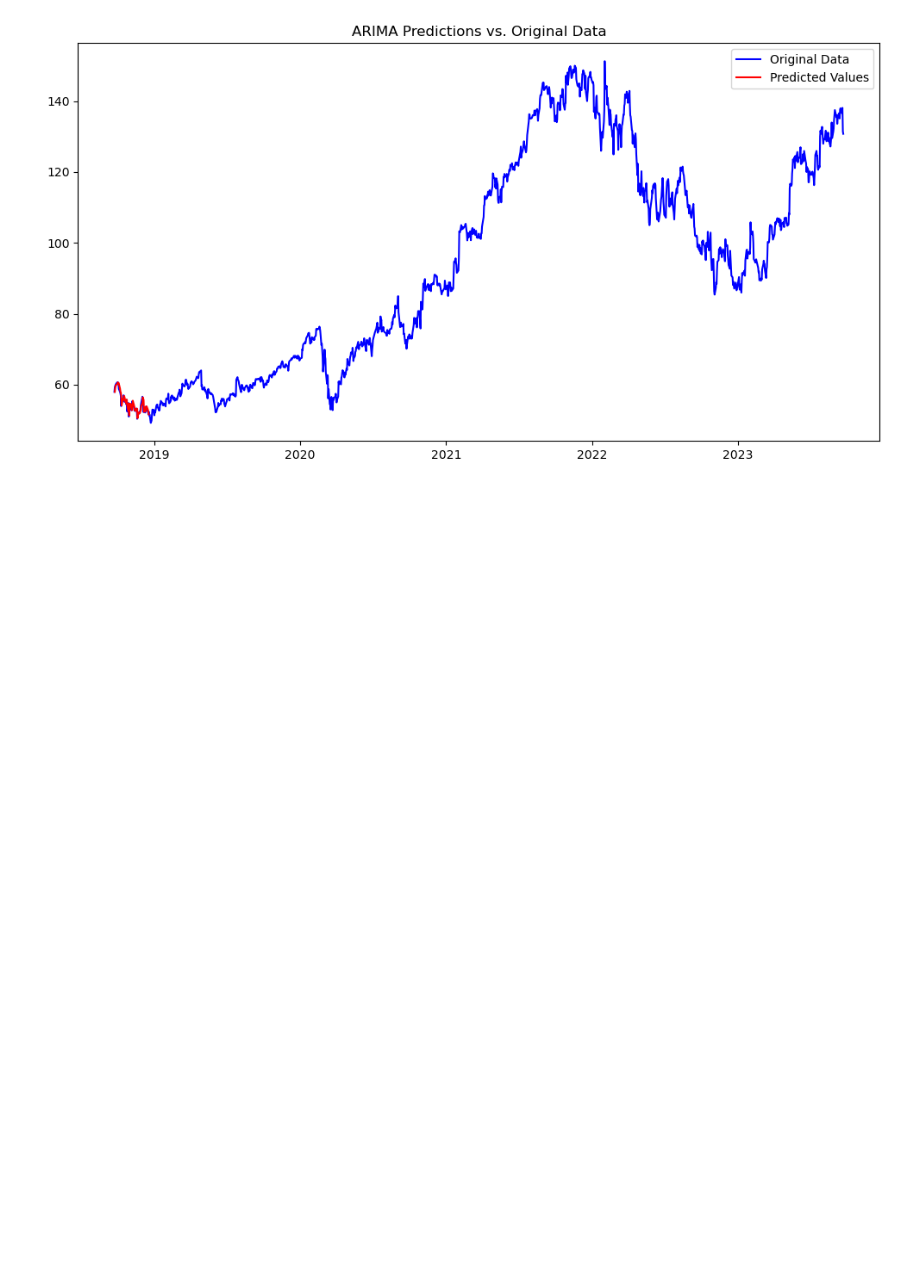
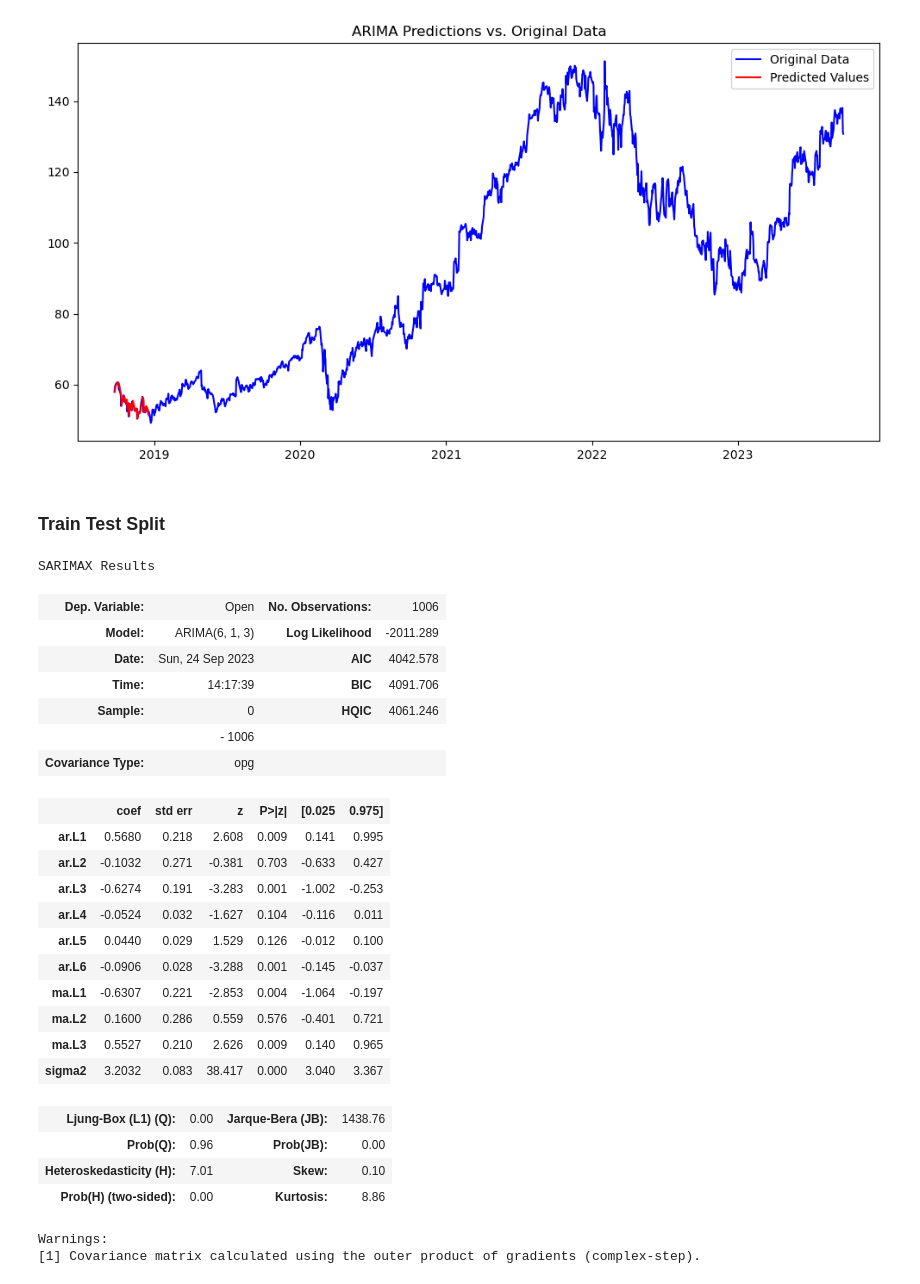
Before and after one commit to ameyagidh/StockPricePredictor, a Jupyter notebook: StockPrediction/Models/ARIMA/ARIMA.ipynb, the cells around one changed output. Cells and saved outputs as stored; diff of their text form; code cells hidden in the pictures; blank space fills up the shorter version.

```diff
--- a/StockPrediction/Models/ARIMA/ARIMA.ipynb
+++ b/StockPrediction/Models/ARIMA/ARIMA.ipynb
@@ -203,3 +203,5 @@ plt.title('ARIMA Predictions vs. Original Data')
 plt.show()
 # %% [output]
 [figure]
+# %% [markdown]
+### Train Test Split
@@ -205,0 +212,31 @@ plt.show()
+# %%
+arimaModel = ARIMA(train,order=(6,1,3))
+res = arimaModel.fit()
+# %%
+res.summary()
+# %% [output]
+SARIMAX Results
+| Dep. Variable: | Open | No. Observations: | 1006 |
+| Model: | ARIMA(6, 1, 3) | Log Likelihood | -2011.289 |
+| Date: | Sun, 24 Sep 2023 | AIC | 4042.578 |
+| Time: | 14:17:39 | BIC | 4091.706 |
+| Sample: | 0 | HQIC | 4061.246 |
+|  | - 1006 |  |  |
+| Covariance Type: | opg |  |  |
+|  | coef | std err | z | P>|z| | [0.025 | 0.975] |
+| ar.L1 | 0.5680 | 0.218 | 2.608 | 0.009 | 0.141 | 0.995 |
+| ar.L2 | -0.1032 | 0.271 | -0.381 | 0.703 | -0.633 | 0.427 |
+| ar.L3 | -0.6274 | 0.191 | -3.283 | 0.001 | -1.002 | -0.253 |
+| ar.L4 | -0.0524 | 0.032 | -1.627 | 0.104 | -0.116 | 0.011 |
+| ar.L5 | 0.0440 | 0.029 | 1.529 | 0.126 | -0.012 | 0.100 |
+| ar.L6 | -0.0906 | 0.028 | -3.288 | 0.001 | -0.145 | -0.037 |
+| ma.L1 | -0.6307 | 0.221 | -2.853 | 0.004 | -1.064 | -0.197 |
+| ma.L2 | 0.1600 | 0.286 | 0.559 | 0.576 | -0.401 | 0.721 |
+| ma.L3 | 0.5527 | 0.210 | 2.626 | 0.009 | 0.140 | 0.965 |
+| sigma2 | 3.2032 | 0.083 | 38.417 | 0.000 | 3.040 | 3.367 |
+| Ljung-Box (L1) (Q): | 0.00 | Jarque-Bera (JB): | 1438.76 |
+| Prob(Q): | 0.96 | Prob(JB): | 0.00 |
+| Heteroskedasticity (H): | 7.01 | Skew: | 0.10 |
+| Prob(H) (two-sided): | 0.00 | Kurtosis: | 8.86 |
+Warnings:
+[1] Covariance matrix calculated using the outer product of gradients (complex-step).
```
Also changed, not shown: parts of 7 cells of this notebook.
